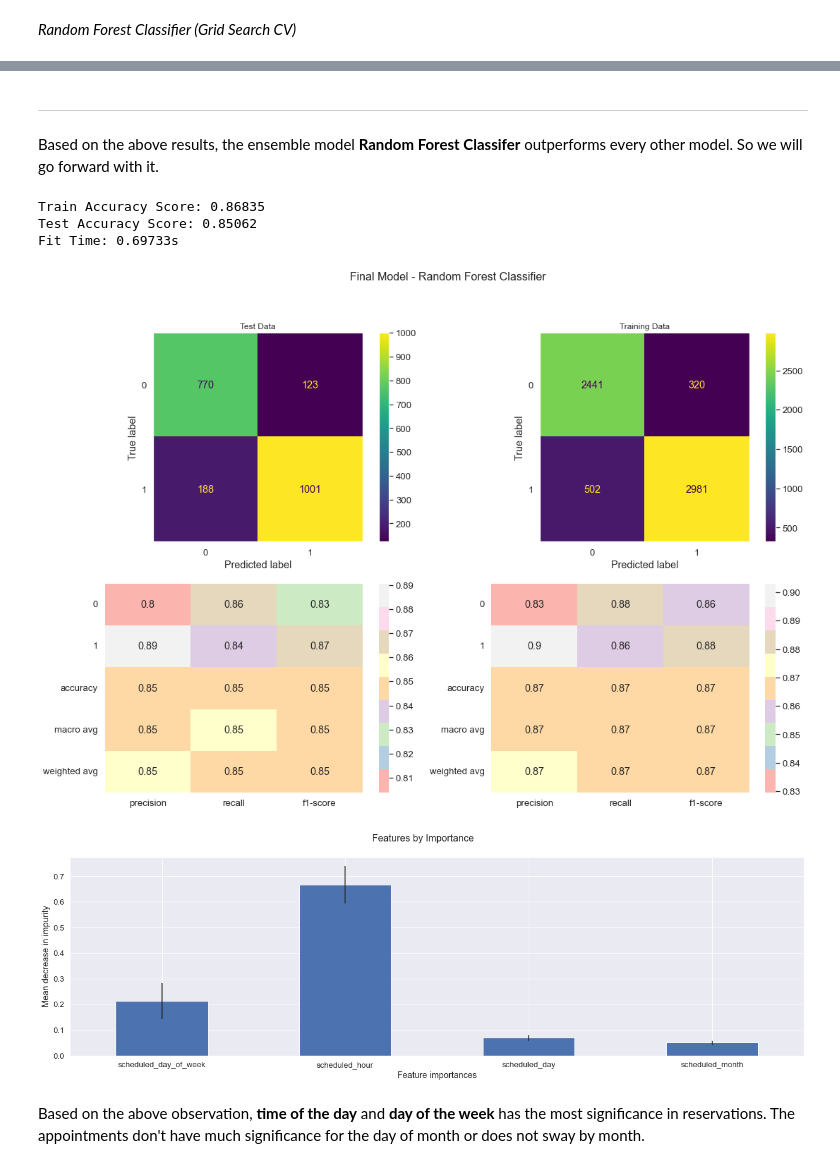
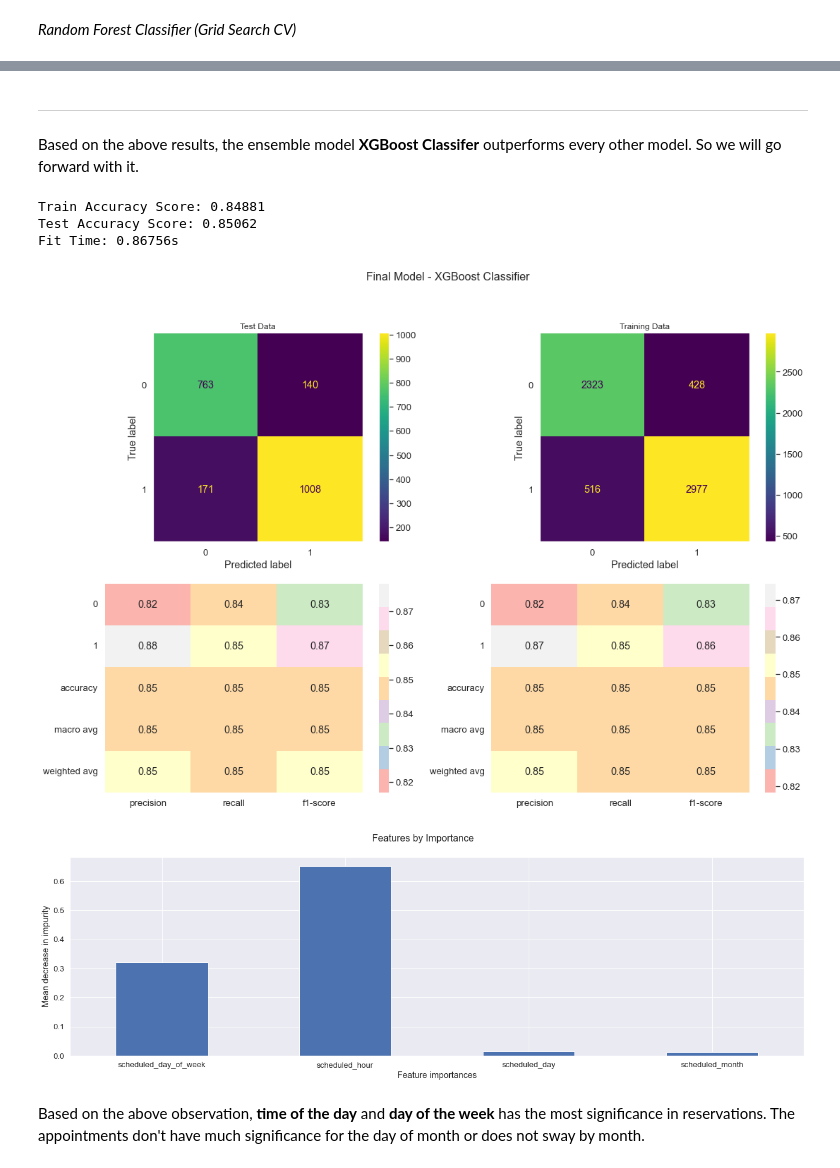
Before and after one commit to santthosh/ml-inventory-demand, a Jupyter notebook: notebook.ipynb, the cells around one changed output, grey strips where cells are left out. Drawn from its saved outputs; the diff is of its cells as text; code cells hidden in the pictures.

Commit message:
Adding XGB classifier, based on it updating results

```diff
--- a/notebook.ipynb
+++ b/notebook.ipynb
@@ -248,7 +248,8 @@ From the above **ACF** and **PACF** plots, its clear that since both ACF and PAC
 Let us explore numeric features for the `df_ratio_clean` dataframe
 # %%
 def demand_classification(s_d_ratio):
-    if s_d_ratio < 2.0:
+    # Less than 8/6 which is 1.333 i.e. only 2 open providers for walkins
+    if s_d_ratio < 2:
         return 1
     else:
         return 0
@@ -627,39 +665,38 @@ df_tuned_results
 # %% [markdown]
 <hr/>
 
-Based on the above results, the ensemble model **Random Forest Classifer** outperforms every other model. So we will go forward with it.
+Based on the above results, the ensemble model **XGBoost Classifer** outperforms every other model. So we will go forward with it.
 # %%
 pipeline = Pipeline([('preprocessor',preprocessor),
-                     ('model',RandomForestClassifier(criterion='entropy',
-                                                     max_depth=8,
-                                                     max_features='sqrt',
+                     ('model',XGBClassifier(learning_rate='0.01',
+                                                     max_depth=4,
+                                                     objective='binary:logistic',
                                                      n_estimators=200))])
-build_and_score_model(pipeline,"Final Model - Random Forest Classifier")
+build_and_score_model(pipeline,"Final Model - XGBoost Classifier")
 # %% [output]
-Train Accuracy Score: 0.86835
+Train Accuracy Score: 0.84881
 Test Accuracy Score: 0.85062
-Fit Time: 0.69733s
+Fit Time: 0.86756s
-[figure, old version]
+[figure, new version]
 # %%
 feature_names = list(pipeline.named_steps['preprocessor'].transformers_[1][1].named_steps['encoder'].cols)
 forest = pipeline.named_steps['model']
 importances = forest.feature_importances_
-std = np.std([tree.feature_importances_ for tree in forest.estimators_], axis=0)
 
 forest_importances = pd.Series(importances, index=feature_names)
 
 fig, ax = plt.subplots(1, 1,figsize=(18, 6))
 fig.suptitle("Features by Importance", size=16)
 
 ax.grid(False)
 ax.set(xlabel="Feature importances", ylabel="Mean decrease in impurity")
-plot = forest_importances.plot.bar(yerr=std, ax=ax)
+plot = forest_importances.plot.bar(ax=ax)
 ax.set_xticklabels(plot.get_xticklabels(),rotation = 0)
 fig.tight_layout()
 
 plt.savefig('images/features.png')
 # %% [output]
-[figure, old version]
+[figure, new version]
 # %% [markdown]
 Based on the above observation, **time of the day** and **day of the week** has the most significance in reservations. The appointments don't have much significance for the day of month or does not sway by month.
 # %% [markdown]
```
Also changed, not shown: parts of 20 cells of this notebook, 7 other files.
